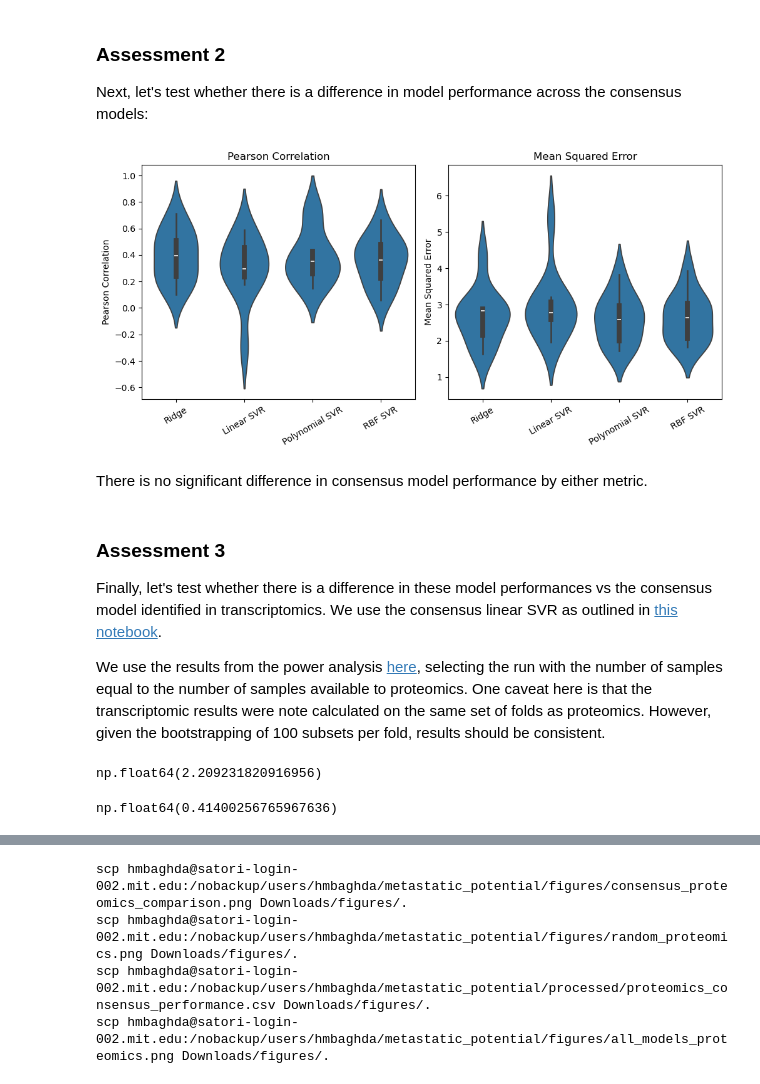
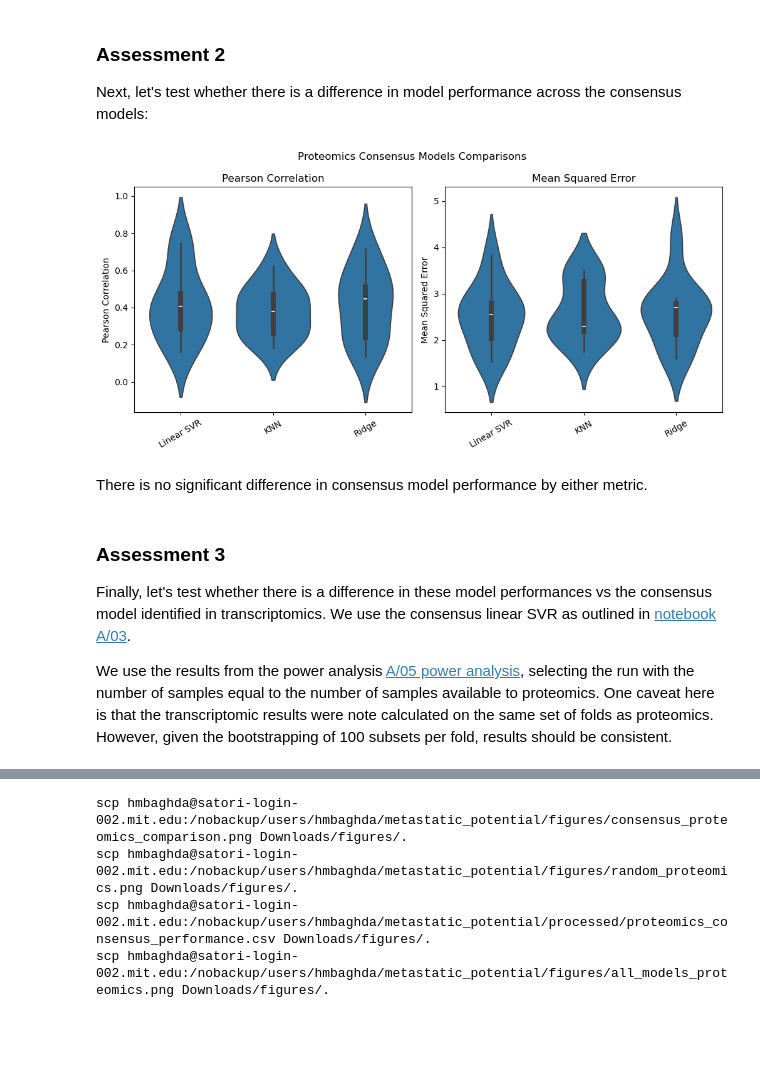
Before and after one commit to hmbaghdassarian/metastatic_potential, a Jupyter notebook: notebooks/B_protein_prediction/03_predict_proteomics.ipynb, the cells around one changed output, grey strips where cells are left out. Saved outputs shown, nothing was run; the diff lists cells and outputs as text; code cells hidden in the pictures; blank space fills up the shorter version.

```diff
--- a/notebooks/B_protein_prediction/03_predict_proteomics.ipynb
+++ b/notebooks/B_protein_prediction/03_predict_proteomics.ipynb
@@ -280,21 +332,27 @@ model_type = 'Ridge'
 print(model_type)
 res_model = res[res.model_type == model_type]
 
-features_best = []
+n_features_best = []
 alpha_best = []
-for bp in res_model.best_params:
-    print(bp)
-    print('------------------------------------------------------')
-    features_best.append(int(bp.split(', ')[0].split(': ')[1]))
-    alpha_best.append(float(bp.split(', ')[1].split(': ')[1][:-1]))
+for k,bp in enumerate(res_model.best_params):
+    n_features = int(bp.split(', ')[0].split(': ')[1])
+    alpha = float(bp.split(', ')[1].split(': ')[1][:-1])
+    n_features_best.append(n_features)
+    alpha_best.append(alpha)
+
+    print('Fold: {}, features: {}, alpha: {:4f}'.format(k, n_features, alpha))
+
+n_features_best = statistics.mode(n_features_best)
+alpha_best = np.mean(alpha_best)
+print('The consensus model has features: {}, alpha: {:.4f}'.format(n_features_best, alpha_best))
 
 
 best_steps = [
-    ("feature_reduction", FeatureSelector(n_features = Counter(features_best).most_common()[0][0])),
+    ("feature_reduction", ProteinFeatureSelector(n_features = n_features_best)),
     ("mean_centering", MeanCenterer()),
 ]
 best_steps.append(("model", Ridge(
-    alpha  = np.mean(alpha_best),
+    alpha  = alpha_best,
     random_state=random_state,
 #     n_jobs=n_cores
 )))
@@ -503,8 +500,7 @@ Pipeline(steps=[('feature_reduction', FeatureSelector(n_features=10969)),
 # %%
 best_pipelines = {'ridge': best_pipeline_ridge,
                  'svr_linear': best_pipeline_svr_linear,
-                 'svr_poly': best_pipeline_poly,
-                 'svr_rbf': best_pipeline_rbf}
+                 'knn': best_pipeline_knn}
 # %%
 # np.random.seed(random_state)
 # outer_cv = KFold(n_splits=10, shuffle=True, random_state=random_state)
@@ -638,7 +630,7 @@ viz_dfs = {'Pearson Correlation': viz_df_corr,
           'Mean Squared Error': viz_df_mse}
 mmap = dict(zip(viz_dfs.keys(), ['corr', 'mse']))
 model_map = dict(zip(best_pipelines.keys(),
-                    ['Ridge', 'Linear SVR', 'Polynomial SVR', 'RBF SVR']))
+                    ['Ridge', 'Linear SVR', 'KNN']))
 
 unit_map = {'h': dict(zip(viz_dfs.keys(), [0.05, 0.2])),
             'y_pos_scale_0': dict(zip(viz_dfs.keys(), [0.175, 0.525])),
@@ -714,7 +695,7 @@ ncols = len(best_pipelines)
 nrows = 2 # two metrics
 fig, ax = plt.subplots(ncols = ncols, nrows = nrows, figsize = (ncols*5.1, nrows*5.1))
 
-for j, model_type in enumerate(best_pipelines.keys()):
+for j, model_type in enumerate(model_order):
 #     break
 
     for i, (metric_type, viz_df_) in enumerate(viz_dfs.items()):
@@ -797,17 +778,19 @@ for i, (metric_type, viz_df_) in enumerate(viz_dfs.items()):
 
     # some formatting
     viz_df['Model Type'] = viz_df['Model Type'].map({'test_' +mmap[metric_type] + '_' + model_type: model_map[model_type] for model_type in best_pipelines.keys()})
-#     rank_ordered_models = viz_df.groupby(['Model Type']).std()[metric].sort_values(ascending = True).index.tolist()
-#     viz_df['Model Type'] = pd.Categorical(viz_df['Model Type'],
-#                                           categories = rank_ordered_models,
-#                                           ordered = True)
+
 
     # may want to do this across all comparisons simultaneously
     res_stats, mod_combs = get_stats(viz_df, stat_type = 'within',
                                      model_type = None,
                                      metric_type = None)
 
-    sns.violinplot(data = viz_df, x = 'Model Type', y = metric_type, ax = ax[i])
+#     rank_ordered_models = viz_df.groupby(['Model Type']).std()[metric].sort_values(ascending = True).index.tolist()
+    viz_df['Ordered Model Type'] = pd.Categorical(viz_df['Model Type'],
+                                          categories = [model_map[m_] for m_ in model_order],
+                                          ordered = True)
+
+    sns.violinplot(data = viz_df, x = 'Ordered Model Type', y = metric_type, ax = ax[i])
     ax[i].set_title(metric_type)
     ax[i].set_xlabel('')
 
@@ -830,42 +813,44 @@ for i, (metric_type, viz_df_) in enumerate(viz_dfs.items()):
         cd = res_stats[res_stats.comparison == (comp1, comp2)]['cohen_d'].values[0]
 
         significance = "N.S."
         if fdr <= 1e-4:
             significance = "****"
         elif fdr <= 0.001:
             significance = "***"
         elif fdr <= 0.01:
             significance = "**"
         elif fdr <= 0.1:
             significance = "*"
 
         if significance != 'N.S.':
 #             y_pos = y+(sig_counter*0.15)
             y_pos = y+(sig_counter*unit_map['y_pos_scale_0'][metric_type])
             ax[i].plot([x_pos[comp1], x_pos[comp1], x_pos[comp2], x_pos[comp2]],
                     [y_pos, y_pos+h, y_pos+h, y_pos],
                     lw=1.5, c='black')
             y_pos*=unit_map['y_pos_scale'][metric_type]
             ax[i].text(x_mid, y_pos + h, f"Cohen's d = {cd:.2f}, " + significance,
                     ha='center', va='bottom', fontsize=10)
             sig_counter += 1
     if sig_counter != 0:
         ax[i].set_ylim(y_lower, y_pos*unit_map['y_max_scale'][metric_type])
+
+fig.suptitle('Proteomics Consensus Models Comparisons')
 fig.tight_layout()
 
 plt.savefig(os.path.join(data_path, 'figures', 'consensus_proteomics.png'),
             dpi=300,
             bbox_inches="tight")
 # %% [output]
-[figure, old version]
+[figure, new version]
 # %% [markdown]
 There is no significant difference in consensus model performance by either metric.
 # %% [markdown]
 ### Assessment 3
 
-Finally, let's test whether there is a difference in these model performances vs the consensus model identified in transcriptomics. We use the consensus linear SVR as outlined in [this notebook](../A_rna_prediction/03_predict_transcriptomics.ipynb).
+Finally, let's test whether there is a difference in these model performances vs the consensus model identified in transcriptomics. We use the consensus linear SVR as outlined in [notebook A/03](../A_rna_prediction/03_predict_transcriptomics.ipynb).
 
-We use the results from the power analysis [here](../A_rna_prediction/05_power_analysis_transcriptomics.ipynb), selecting the run with the number of samples equal to the number of samples available to proteomics. One caveat here is that the transcriptomic results were note calculated on the same set of folds as proteomics. However, given the bootstrapping of 100 subsets per fold, results should be consistent.
+We use the results from the power analysis [A/05 power analysis](../A_rna_prediction/05_power_analysis_transcriptomics.ipynb), selecting the run with the number of samples equal to the number of samples available to proteomics. One caveat here is that the transcriptomic results were note calculated on the same set of folds as proteomics. However, given the bootstrapping of 100 subsets per fold, results should be consistent.
 # %%
 X = pd.read_csv(os.path.join(data_path, 'processed',  'expr_protein.csv'), index_col = 0).values
 y = pd.read_csv(os.path.join(data_path, 'processed', 'metastatic_potential_protein.csv'), index_col = 0)['mean'].values.ravel()
@@ -873,11 +858,3 @@ y = pd.read_csv(os.path.join(data_path, 'processed', 'metastatic_potential_prote
 
 transcriptomics_power = pd.read_csv(os.path.join(data_path, 'processed', 'power_analysis_transcriptomics_linear_svr.csv'), index_col = 0)
 transcriptomics_res = transcriptomics_power[transcriptomics_power.train_sample_size == y.shape[0]]
-# %%
-transcriptomics_res.test_mse.mean()
-# %% [output]
-np.float64(2.209231820916956)
-# %%
-transcriptomics_res.test_mse.std()
-# %% [output]
-np.float64(0.41400256765967636)
```
Also changed, not shown: parts of 45 cells of this notebook, 5 other files.
